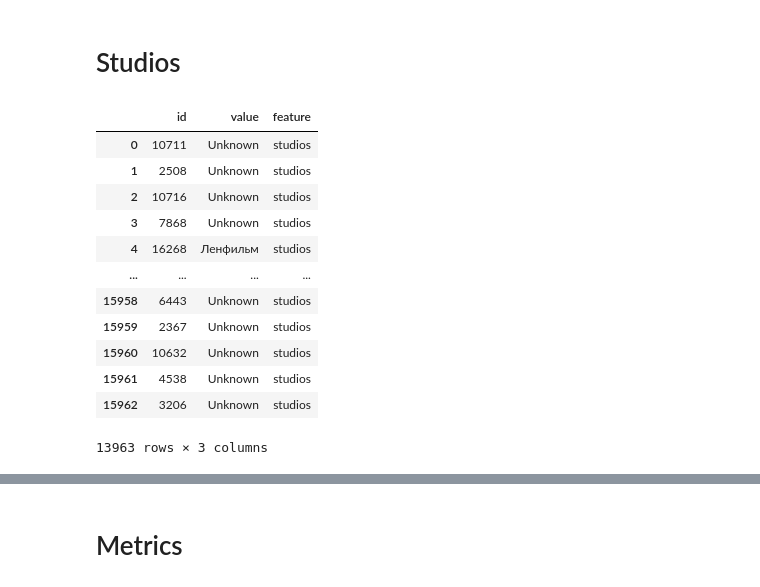
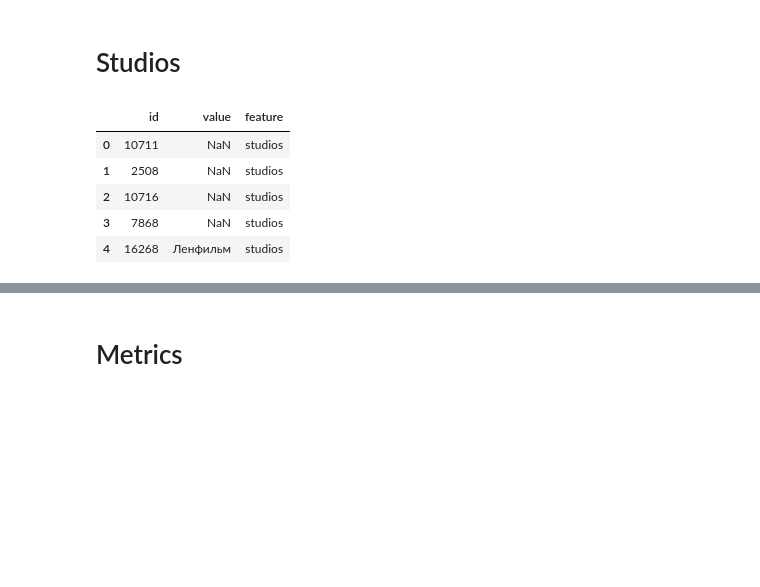
Before and after one commit to Varfalamei/RecoServiceMTS, a Jupyter notebook: notebooks/Домашнее задание №4.ipynb, the cells around one changed output, grey strips where cells are left out. Cells and saved outputs as stored; diff of their text form; code cells hidden in the pictures; blank space fills up the shorter version.

```diff
--- a/notebooks/Домашнее задание №4.ipynb
+++ b/notebooks/Домашнее задание №4.ipynb
@@ -33,7 +41,7 @@ import optuna
 # %%
 os.environ['OPENBLAS_NUM_THREADS'] = "1"
 # %%
-DATA_PATH = Path("../data")
+DATA_PATH = Path("../data/kion_train/")
 # %%
 %%time
 users = pd.read_csv(DATA_PATH / 'users.csv')
@@ -95,13 +96,10 @@ interactions['watched_pct'].hist(bins=20);
 от 21% до 40% = 2,
 ... ,
 от 80% до 100% = 5
-# %%
-interactions[Columns.Weight] = np.where(interactions['watched_pct']
-        > 20, 2, 1)
-interactions[Columns.Weight].mask(interactions['watched_pct'] > 40, 3,
-                                  inplace=True)
-interactions[Columns.Weight].mask(interactions['watched_pct'] > 60, 4,
-                                  inplace=True)
-interactions[Columns.Weight].mask(interactions['watched_pct'] > 80, 5,
-                                  inplace=True)
+# %%
+interactions[Columns.Weight] = pd.cut(
+    x=interactions['watched_pct'],
+    bins=5,
+    labels=[1, 2, 3, 4, 5]
+)
 # %%
@@ -458,22 +411,15 @@ items.fillna('Unknown', inplace=True)
 # %%
 studios_feature = items.reindex(columns=[Columns.Item, "studios"])
 studios_feature.columns = ["id", "value"]
 studios_feature["feature"] = "studios"
-studios_feature
+studios_feature.head()
 # %% [output]
 |  | id | value | feature |
-| 0 | 10711 | Unknown | studios |
-| 1 | 2508 | Unknown | studios |
-| 2 | 10716 | Unknown | studios |
-| 3 | 7868 | Unknown | studios |
+| 0 | 10711 | NaN | studios |
+| 1 | 2508 | NaN | studios |
+| 2 | 10716 | NaN | studios |
+| 3 | 7868 | NaN | studios |
 | 4 | 16268 | Ленфильм | studios |
-| ... | ... | ... | ... |
-| 15958 | 6443 | Unknown | studios |
-| 15959 | 2367 | Unknown | studios |
-| 15960 | 10632 | Unknown | studios |
-| 15961 | 4538 | Unknown | studios |
-| 15962 | 3206 | Unknown | studios |
-13963 rows × 3 columns
 # %%
 # studios_feature, age_feature, country_feature - фичи которые хотелось бы использовать,
 # но длительность обучения "OPTUNA" увеличивается в разы
```
Also changed, not shown: parts of 38 cells of this notebook.
